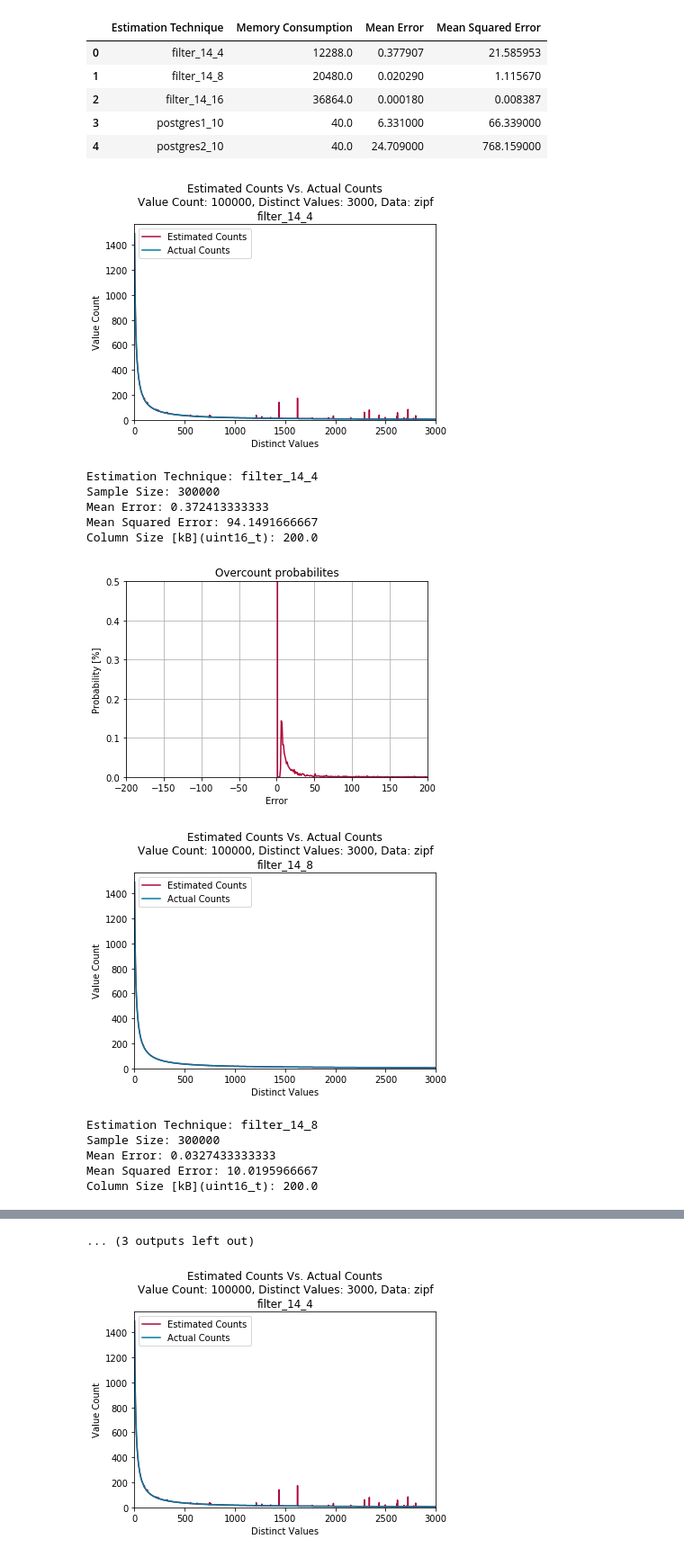
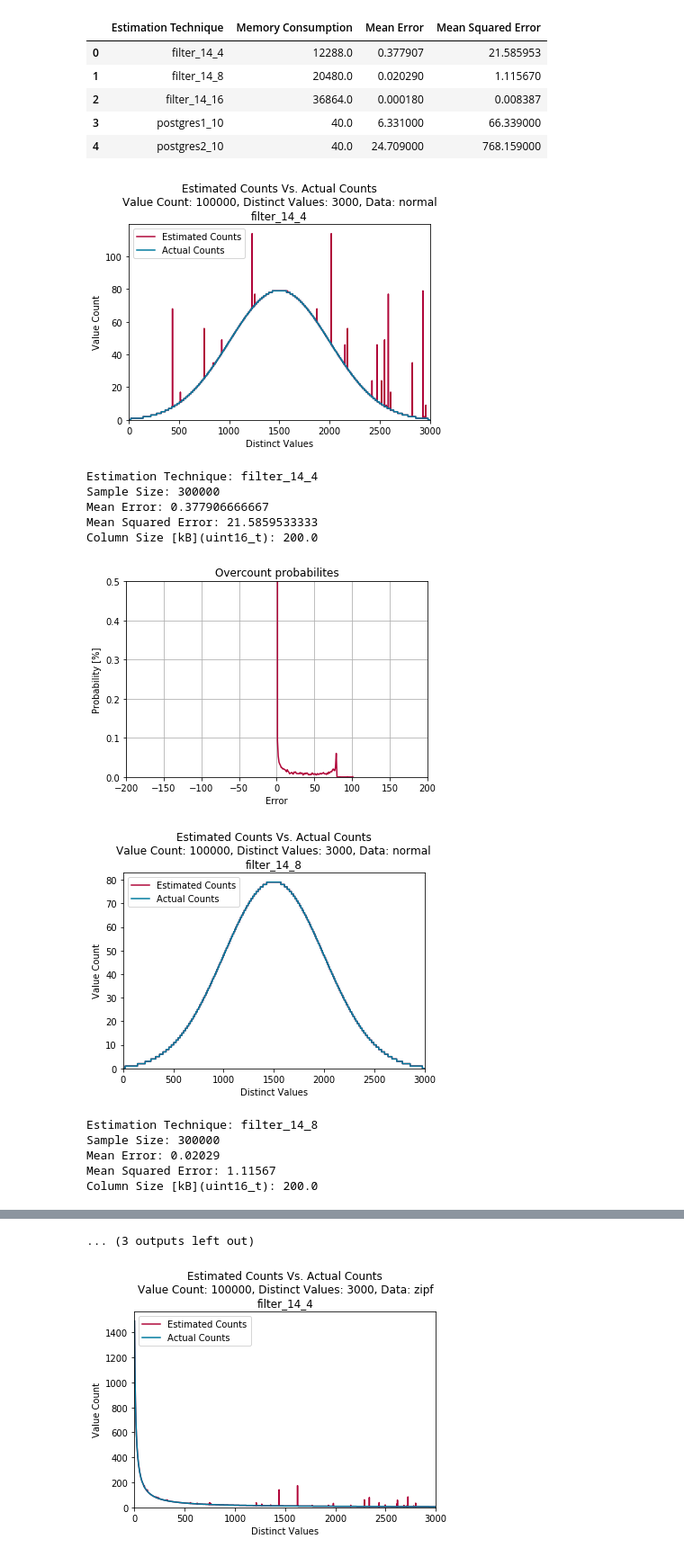
Before and after one commit to ArneMayer/MasterarbeitJupyter, a Jupyter notebook: Cardinality Estimation.ipynb, the cells around one changed output, grey strips where cells are left out. Shown at 90% size. Cells and saved outputs as stored; diff of their text form; code cells hidden in the pictures.

```diff
--- a/Cardinality Estimation.ipynb
+++ b/Cardinality Estimation.ipynb
@@ -224,33 +224,33 @@ estimation_comparison_table(quotient_sizes, remainder_sizes, data_name, row_coun
 # %%
 remainder_sizes = [2, 4, 8, 16]
 quotient_sizes = [12, 13, 14]
-data_name = "zipf"
+data_name = "normal"
 row_count = 100000
 distinct_values = 3000
 
 for quotient_size in quotient_sizes:
     for remainder_size in remainder_sizes:
         estimation_tec = "filter_" + str(quotient_size) + "_" + str(remainder_size)
         estimation_example(data_name, row_count, distinct_values, estimation_tec)
         estimation_evaluation(data_name, row_count, distinct_values, estimation_tec)
 
 estimation_example(data_name, row_count, distinct_values, "postgres1_10")
 estimation_evaluation(data_name, row_count, distinct_values, "postgres1_10")
 
 estimation_example(data_name, row_count, distinct_values, "postgres2_10")
 estimation_evaluation(data_name, row_count, distinct_values, "postgres2_10")
 # %% [output]
-[figure, old version]
+[figure, new version]
 Estimation Technique: filter_14_4
 Sample Size: 300000
-Mean Error: 0.372413333333
-Mean Squared Error: 94.1491666667
+Mean Error: 0.377906666667
+Mean Squared Error: 21.5859533333
 Column Size [kB](uint16_t): 200.0
-[figure, old version]
+[figure, new version]
-[figure, old version]
+[figure, new version]
 Estimation Technique: filter_14_8
 Sample Size: 300000
-Mean Error: 0.0327433333333
-Mean Squared Error: 10.0195966667
+Mean Error: 0.02029
+Mean Squared Error: 1.11567
 Column Size [kB](uint16_t): 200.0
 [figure]
```
Also changed, not shown: parts of 1 cell of this notebook.
